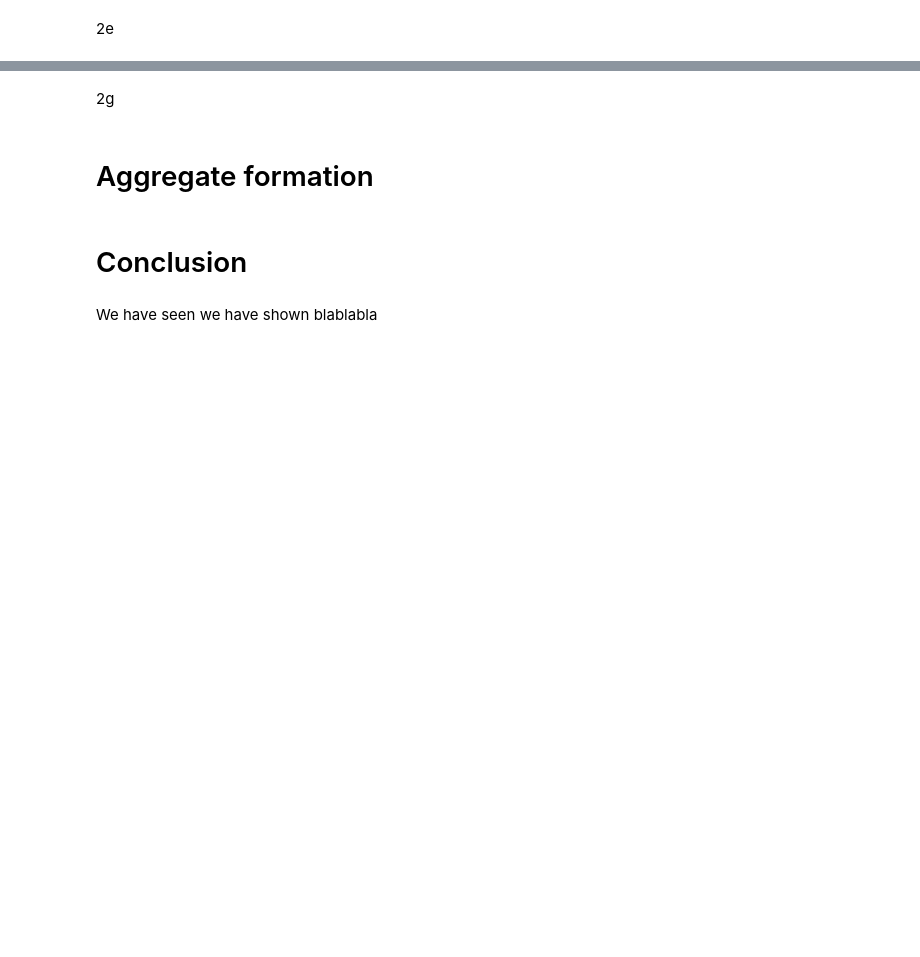
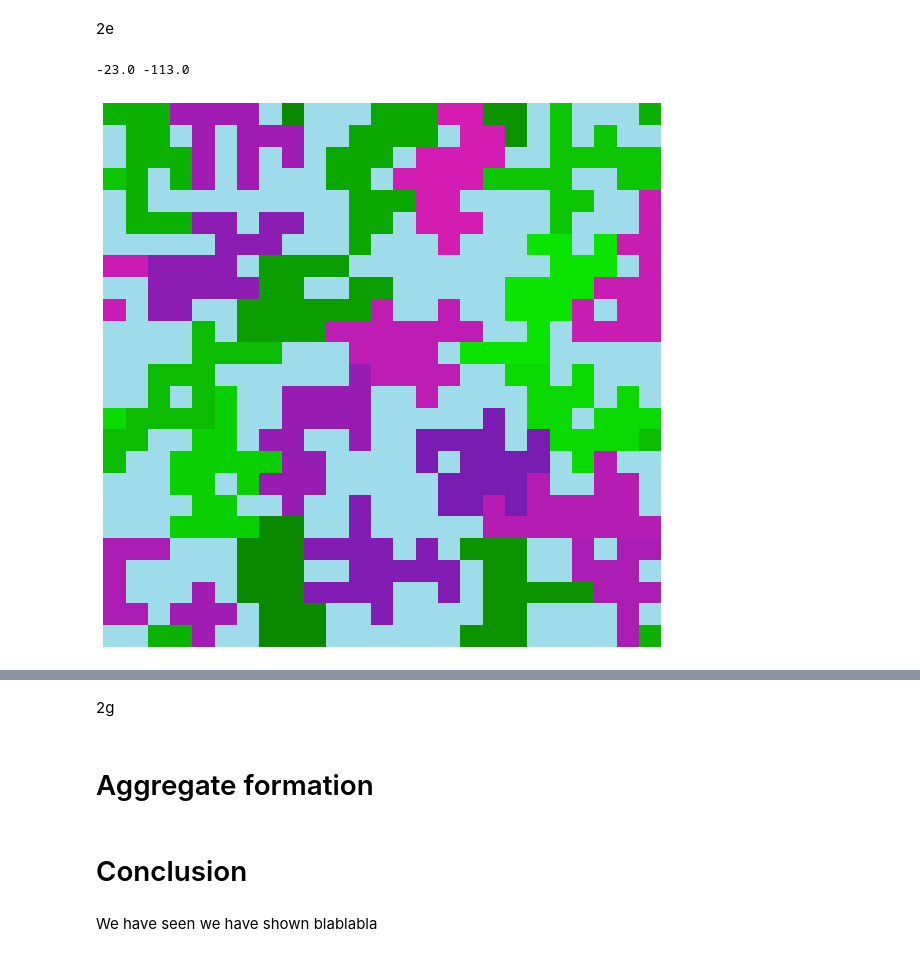
Before and after one commit to otkulseng/vitberProsjekt, a Jupyter notebook: Prosjekt1.ipynb, the cells around one changed output, grey strips where cells are left out. Drawn from its saved outputs; the diff is of its cells as text; code cells hidden in the pictures; blank space fills up the shorter version.

```diff
--- a/Prosjekt1.ipynb
+++ b/Prosjekt1.ipynb
@@ -128,7 +128,7 @@ def cMap_orange(lenght):
     return c.ListedColormap(color_list)
 
 ## Function that plots and saves the grid
-def visualize_grid(grid, file_title, figure_title = False, signonly = True, cMap_function = cMap_green_purple, title_size = 30):
+def visualize_grid(grid, file_title = False, figure_title = False, signonly = True, cMap_function = cMap_green_purple, title_size = 30):
     """
         input: grid, 2d grid of signed integers
         function: visualizing the signed grid, different color for positive, negative and zero
@@ -149,7 +149,8 @@ def visualize_grid(grid, file_title, figure_title = False, signonly = True, cMap
     # adding titles and saving file
     if figure_title:
         plt.title(figure_title, size = title_size)
-    fig.savefig(f'images/{file_title}.png') # save first frame
+    if file_title:
+        fig.savefig(f'images/{file_title}.png') # save first frame
 
 def animate_grid(grid_list, gif_name, ms_between_frames = 10, signonly = True):
     """
@@ -164,7 +165,7 @@ def animate_grid(grid_list, gif_name, ms_between_frames = 10, signonly = True):
     cMap = cMap_green_purple(lenght_color_array)
 
     # create figure and remove axis
-    fig, ax = plt.subplots()
+    fig, ax = plt.subplots(figsize = (6, 6))
     plt.axis('off')
 
     # prevent duplicate animation figure
@@ -714,60 +725,87 @@ MovieWriter ffmpeg unavailable; using Pillow instead.
 # %%
 #2f
 #@jit(nopython=True)
-def depth_first_search(monomer, num, grid,  visited):
+def depth_first_search(monomer, num, grid, visited):
     i, j = monomer
     if grid[i][j] == num:
-        monomer_string = str(monomer)
-        if monomer_string not in visited:
-            visited.append(monomer_string)
+        monomer_position = float(str(i)+str(j))
+        if monomer_position not in visited:
+            visited.append(monomer_position)
             for neighbor in nearest_neighbours_fast(i, j, grid.shape[0]):
                 depth_first_search(neighbor, num, grid, visited)
 
 #@jit(nopython=True)
 def polymer_is_broken(monomer, num, grid, L):
-    visited = []
+    visited = [float(str(N)+str(N))]
     depth_first_search(monomer, num, grid,  visited)
-    return len(visited) - 1 != L
+    return len(visited) - 1 != L # we need to visit L-1
 
 #2e
 #@jit(nopython=True)
 def medium_flex_move(direction, num, grid):
     N = grid.shape[0]
-    polymer = np.argwhere(grid==num)
-    L = polymer.shape[0]
+    polymer = np.argwhere(grid==num) # list of coordinates
+    L = polymer.shape[0] # first index is number of pos, second is dimentions
     neighbours = np.zeros(polymer.shape, dtype='i2')
     illegals = np.zeros(N, dtype = 'i2')
-    row_to_move = direction%2
+    row_to_move = direction%2 # move horisontally or vertically
 
     for i in range(L):
         monomer = polymer[i]
         neighbours[i] = nearest_neighbours_fast(monomer[0], monomer[1], N)[direction]
         x, y = neighbours[i]
         if grid[x][y] != 0 and grid[x][y] != num:
             illegals[neighbours[i][row_to_move]] = 1
 
     for monomer, neighbor in zip(polymer, neighbours):
         index = monomer[row_to_move]
         if illegals[index] == 0:
             i, j = monomer
             x, y = neighbor
             grid[i][j] -= num
             grid[x][y] += num
 
     new_polymer = np.argwhere(grid==num)
     if polymer_is_broken(new_polymer[0], num, grid, L):
         for monomer in new_polymer:
             grid[monomer[0]][monomer[1]] = 0
         for monomer in polymer:
             grid[monomer[0]][monomer[1]] = num
 
-N = 10
+def monte_carlo_sim_polymer(Ns, N, M, T, grid, move_function, fill_grid_list = False):
+    e = np.zeros(Ns, dtype="float64") #list of the energies
+    E = polymer_total_energy_fast(grid)
+    e[0] = E
+    grids = [grid]
+    for i in range(Ns):
+        polymer = int(2*(np.random.randint(2) - 0.5)) * np.random.randint(1, M+1) # sign * num
+        direction = np.random.randint(0, 4) # 0: up, 1: right, 2: down, 3: left
+        grid0 = grid.copy()
+        legal_move = move_function(direction, polymer, grid)
+        if True:#legal_move:
+            Enew = polymer_total_energy_fast(grid)
+            if Enew < E:
+                E = Enew
+            elif np.random.random() < np.exp(-k_energy*(Enew-E)/T):
+                E = Enew
+            else:
+                grid = grid0
+        e[i] = E
+        if fill_grid_list:
+            grids.append(grid)
+
+    return e, grids
+
+N = 25
 M = 10
-L = 3
+L = 18
 grid = generate_grid_of_polymers(N, M, L)
-grid0 = grid.copy()
-direc = np.random.randint(0, 4)
-medium_flex_move(direc, 4, grid)
-visualize_grid(grid0-grid, signonly=False)
-visualize_grid(grid0, signonly = False)
 visualize_grid(grid, signonly = False)
+Ns = 1000
+T = 500
+e, grids = monte_carlo_sim_polymer(Ns, N, M, T, grid, medium_flex_move, fill_grid_list=True)
+print(e[0], e[-1])
+#animate_grid(grids, 'title', ms_between_frames = 1, signonly = False)
+# %% [output]
+-23.0 -113.0
+[figure, added]
```
Also changed, not shown: parts of 8 cells of this notebook, 10 other files.
